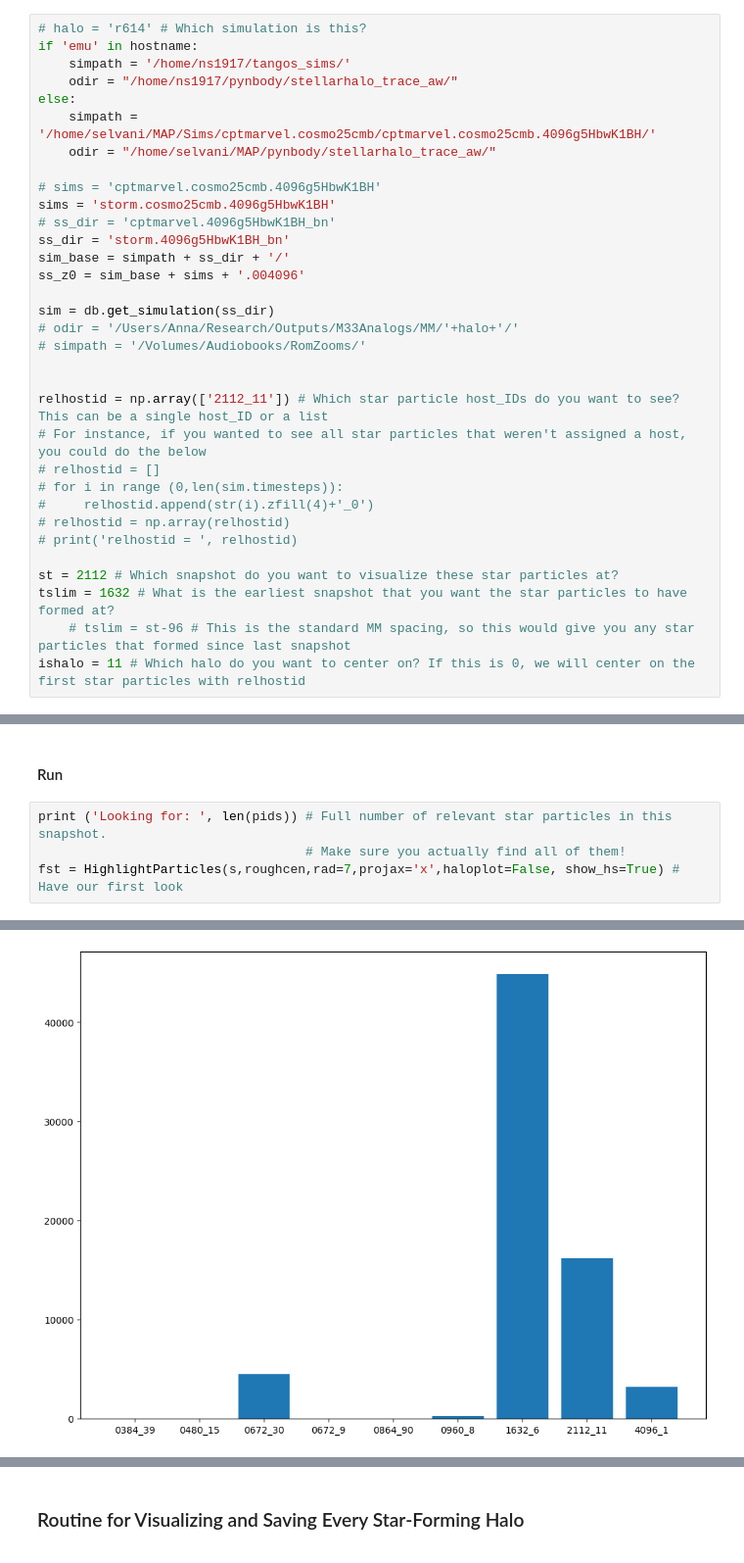
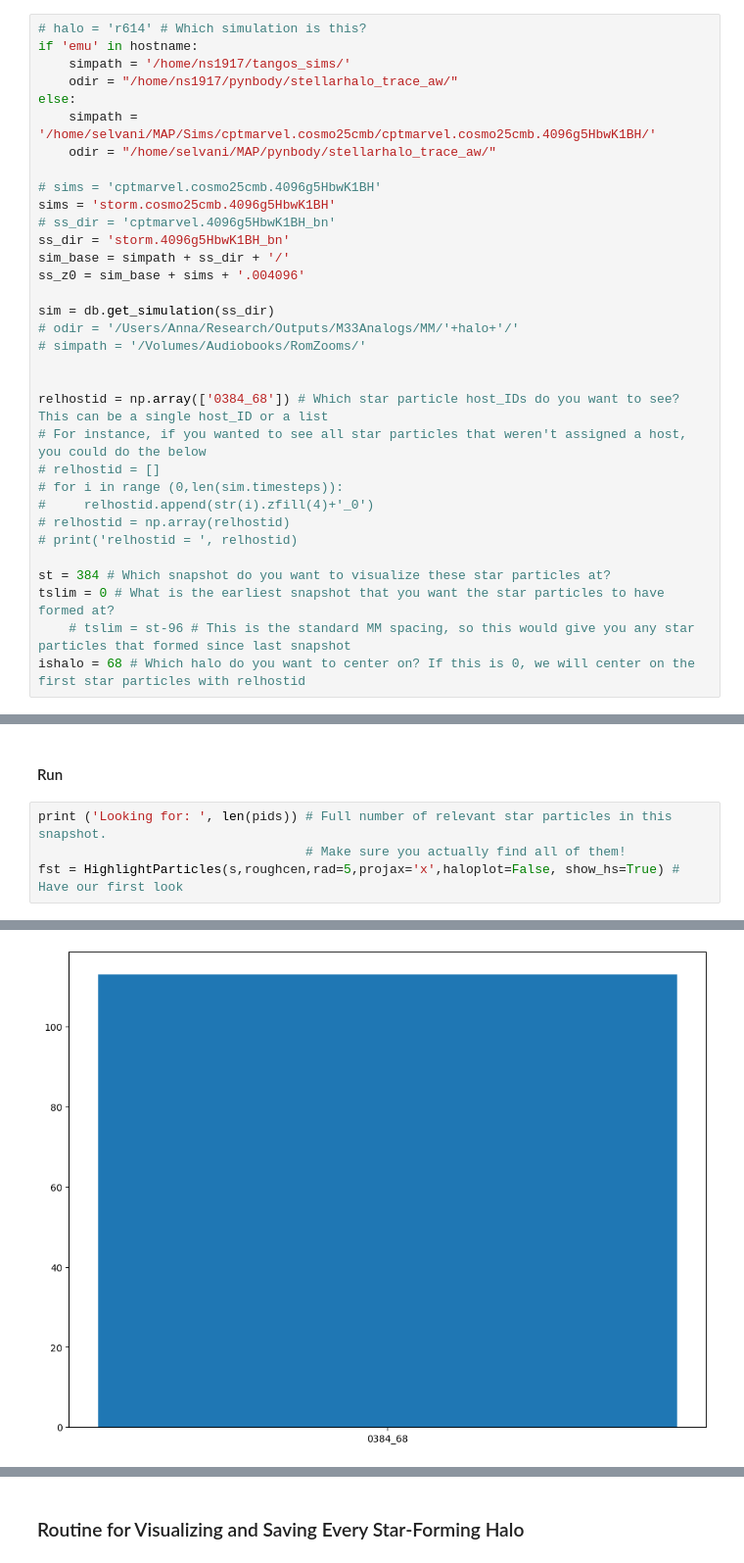
Before and after one commit to CharlotteRuth/startrace, a Jupyter notebook: AnnaWright_startrace/RomZoomSHAnalysisScripts/TrackDownStars_rz.ipynb, the cells around one changed output, grey strips where cells are left out. Shown at 98% size. Drawn from its saved outputs; the diff is of its cells as text.

```diff
--- a/AnnaWright_startrace/RomZoomSHAnalysisScripts/TrackDownStars_rz.ipynb
+++ b/AnnaWright_startrace/RomZoomSHAnalysisScripts/TrackDownStars_rz.ipynb
@@ -58,7 +58,7 @@ sim = db.get_simulation(ss_dir)
 # simpath = '/Volumes/Audiobooks/RomZooms/'
 
 
-relhostid = np.array(['2112_11']) # Which star particle host_IDs do you want to see? This can be a single host_ID or a list
+relhostid = np.array(['0384_68']) # Which star particle host_IDs do you want to see? This can be a single host_ID or a list
 # For instance, if you wanted to see all star particles that weren't assigned a host, you could do the below
 # relhostid = []
 # for i in range (0,len(sim.timesteps)):
@@ -66,10 +66,10 @@ relhostid = np.array(['2112_11']) # Which star particle host_IDs do you want to
 # relhostid = np.array(relhostid)
 # print('relhostid = ', relhostid)
 
-st = 2112 # Which snapshot do you want to visualize these star particles at?
-tslim = 1632 # What is the earliest snapshot that you want the star particles to have formed at?
+st = 384 # Which snapshot do you want to visualize these star particles at?
+tslim = 0 # What is the earliest snapshot that you want the star particles to have formed at?
     # tslim = st-96 # This is the standard MM spacing, so this would give you any star particles that formed since last snapshot
-ishalo = 11 # Which halo do you want to center on? If this is 0, we will center on the first star particles with relhostid
+ishalo = 68 # Which halo do you want to center on? If this is 0, we will center on the first star particles with relhostid
 # %%
 # This is mostly a sanity check and can be useful for later steps.
 # It tells you the index of the snapshot you're looking at in the tangos database
@@ -587,5 +587,5 @@ find what amiga assigns halos to
 # %%
 print ('Looking for: ', len(pids)) # Full number of relevant star particles in this snapshot.
                                    # Make sure you actually find all of them!
-fst = HighlightParticles(s,roughcen,rad=7,projax='x',haloplot=False, show_hs=True) # Have our first look
+fst = HighlightParticles(s,roughcen,rad=5,projax='x',haloplot=False, show_hs=True) # Have our first look
 # %% [output]
@@ -604 +596 @@ Looking for:  16200
-[figure, old version]
+[figure, new version]
```
Also changed, not shown: parts of 7 cells of this notebook, 4 other files.
